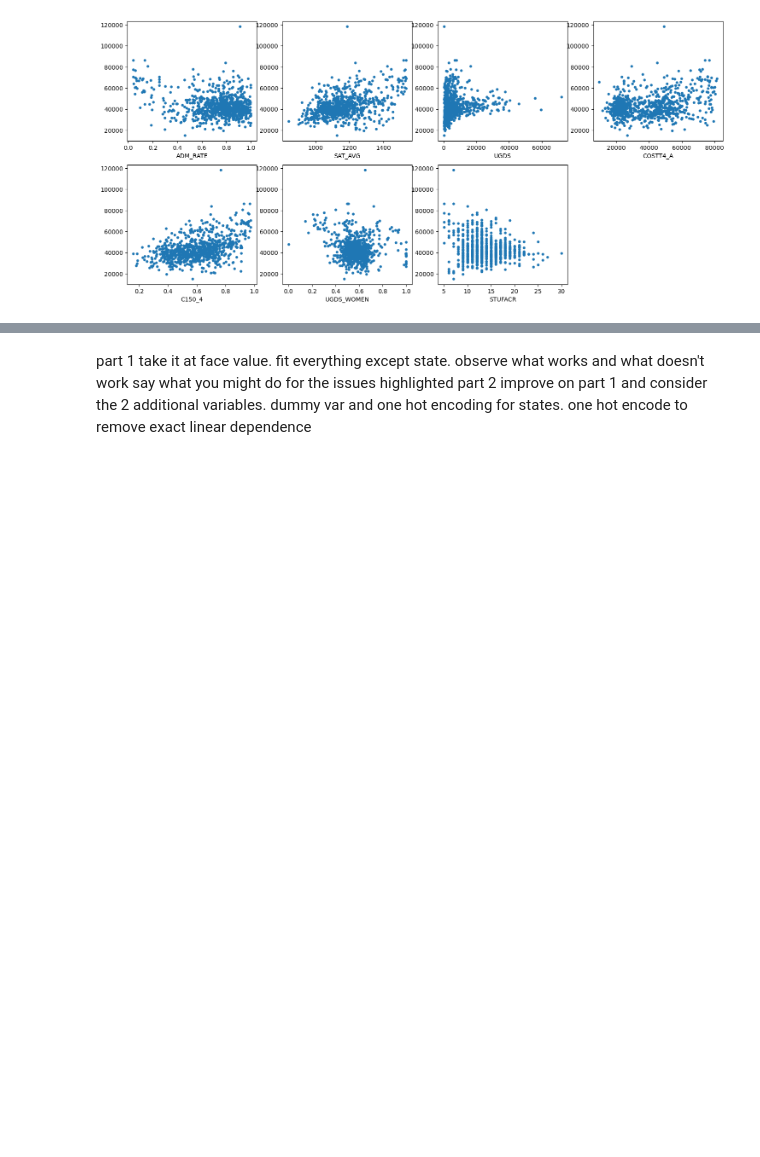
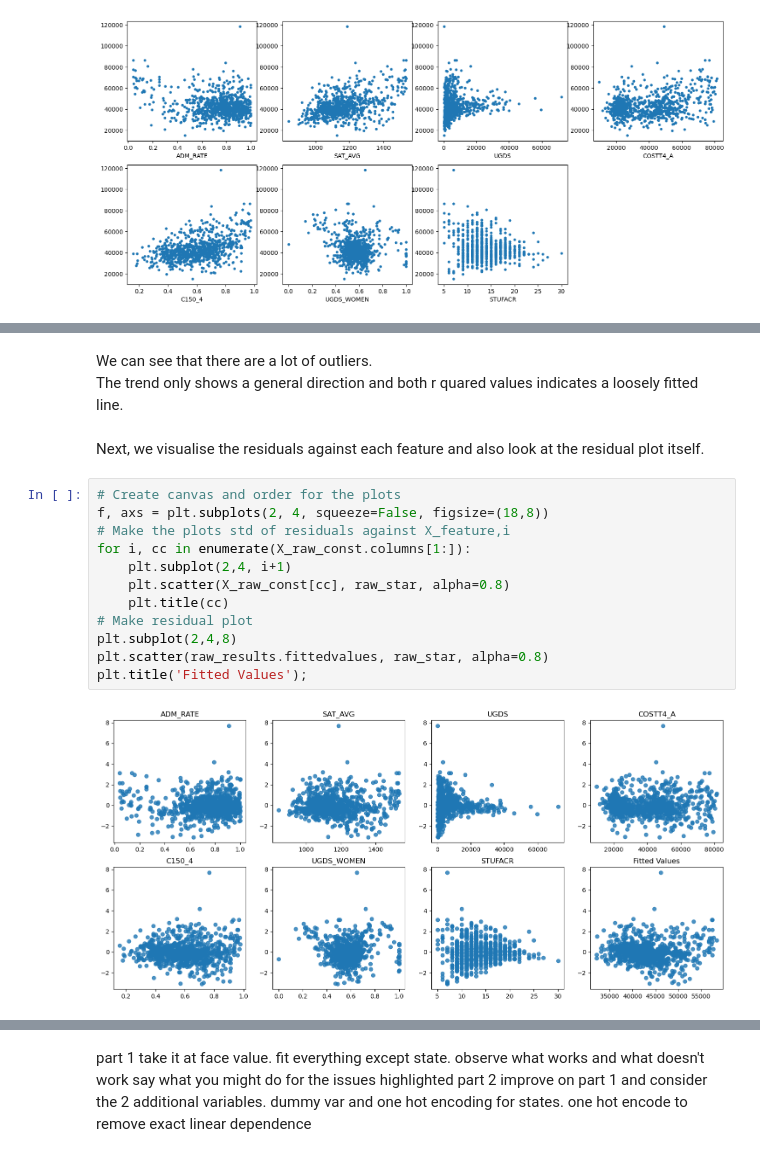
Before and after one commit to Luke-zm/Completed-Data-Courses-for-Masters, a Jupyter notebook: IND5003/take_home_exam/IND5003_THE_ZHONG_ZHIMING.ipynb, the cells around one changed output, grey strips where cells are left out. Drawn from its saved outputs; the diff is of its cells as text; blank space fills up the shorter version.

```diff
--- a/IND5003/take_home_exam/IND5003_THE_ZHONG_ZHIMING.ipynb
+++ b/IND5003/take_home_exam/IND5003_THE_ZHONG_ZHIMING.ipynb
@@ -1252,0 +1313,19 @@ In summary, the Variance Inflation Factor (VIF) is a tool for identifying and qu
+# %% [markdown]
+We can see that there are a lot of outliers.
+The trend only shows a general direction and both r quared values indicates a loosely fitted line.
+# %% [markdown]
+Next, we visualise the residuals against each feature and also look at the residual plot itself.
+# %%
+# Create canvas and order for the plots
+f, axs = plt.subplots(2, 4, squeeze=False, figsize=(18,8))
+# Make the plots std of residuals against X_feature,i
+for i, cc in enumerate(X_raw_const.columns[1:]):
+    plt.subplot(2,4, i+1)
+    plt.scatter(X_raw_const[cc], raw_star, alpha=0.8)
+    plt.title(cc)
+# Make residual plot
+plt.subplot(2,4,8)
+plt.scatter(raw_results.fittedvalues, raw_star, alpha=0.8)
+plt.title('Fitted Values');
+# %% [output]
+[figure, added]
```
Also changed, not shown: parts of 55 cells of this notebook.
